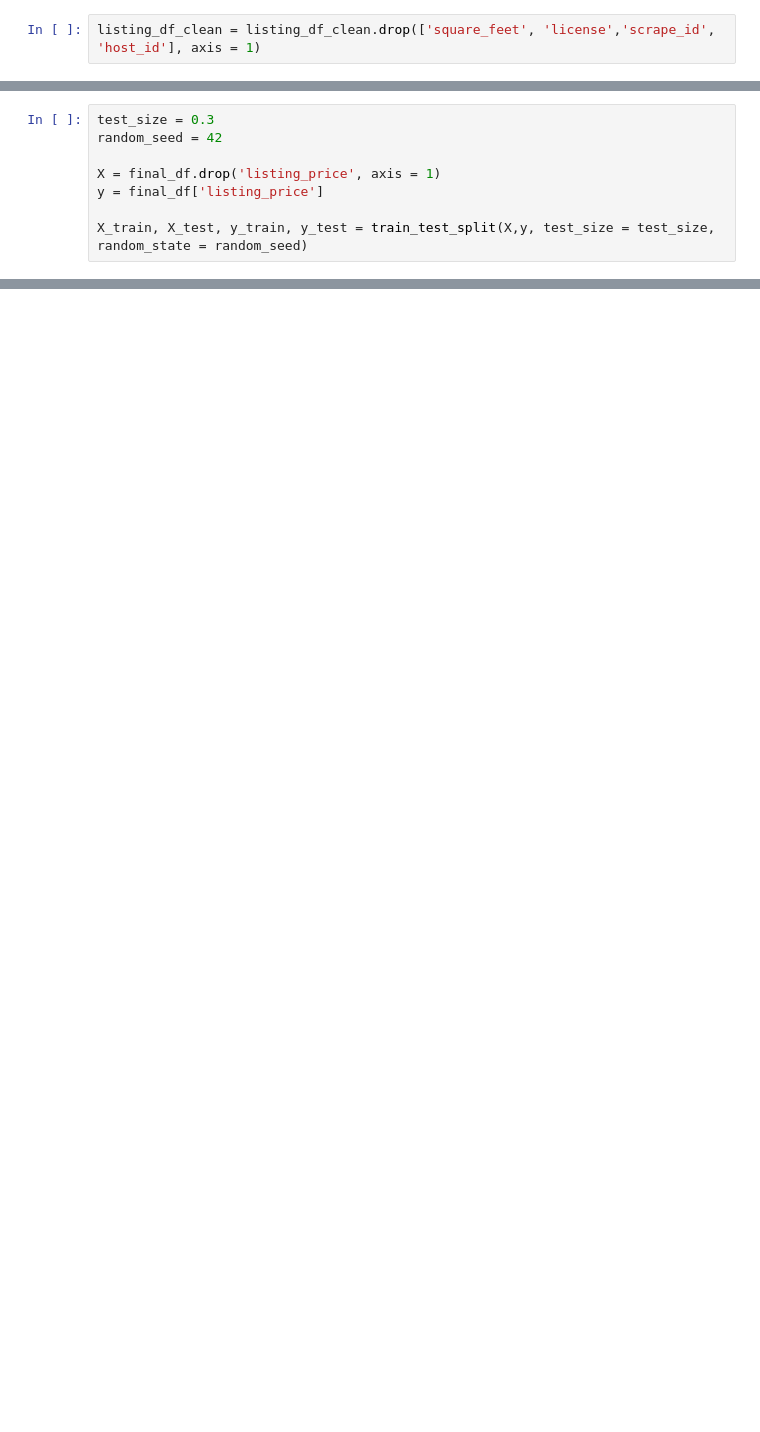
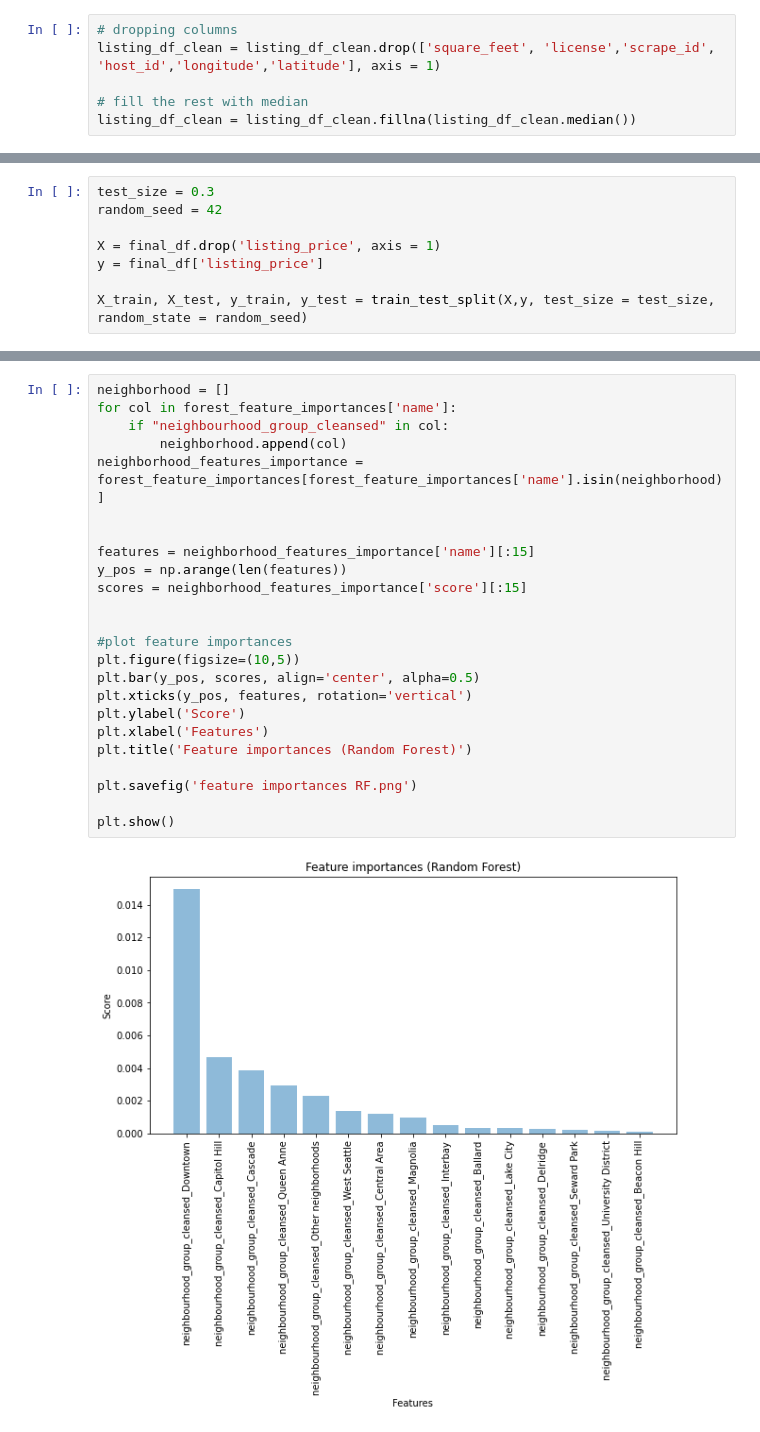
Before and after one commit to phongnguyen1906/AnalyzingSeattleAirBnB, a Jupyter notebook: AirBnB Analysis.ipynb, the cells around one changed output, grey strips where cells are left out. Saved outputs shown, nothing was run; the diff lists cells and outputs as text; blank space fills up the shorter version.

```diff
--- a/AirBnB Analysis.ipynb
+++ b/AirBnB Analysis.ipynb
@@ -127,2 +271,6 @@ for col in cat_cols_lst:
 # %%
-listing_df_clean = listing_df_clean.drop(['square_feet', 'license','scrape_id', 'host_id'], axis = 1)
+# dropping columns
+listing_df_clean = listing_df_clean.drop(['square_feet', 'license','scrape_id', 'host_id','longitude','latitude'], axis = 1)
+
+# fill the rest with median
+listing_df_clean = listing_df_clean.fillna(listing_df_clean.median())
@@ -224,0 +407,26 @@ plt.show()
+# %%
+neighborhood = []
+for col in forest_feature_importances['name']:
+    if "neighbourhood_group_cleansed" in col:
+        neighborhood.append(col)
+neighborhood_features_importance = forest_feature_importances[forest_feature_importances['name'].isin(neighborhood)]
+
+
+features = neighborhood_features_importance['name'][:15]
+y_pos = np.arange(len(features))
+scores = neighborhood_features_importance['score'][:15]
+
+
+#plot feature importances
+plt.figure(figsize=(10,5))
+plt.bar(y_pos, scores, align='center', alpha=0.5)
+plt.xticks(y_pos, features, rotation='vertical')
+plt.ylabel('Score')
+plt.xlabel('Features')
+plt.title('Feature importances (Random Forest)')
+
+plt.savefig('feature importances RF.png')
+
+plt.show()
+# %% [output]
+[figure, added]
```
Also changed, not shown: parts of 49 cells of this notebook.
